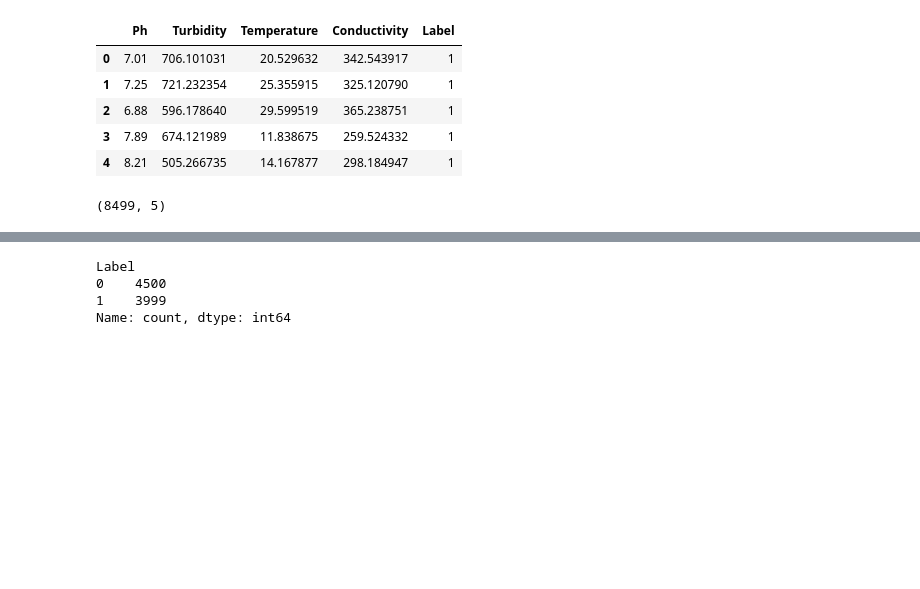
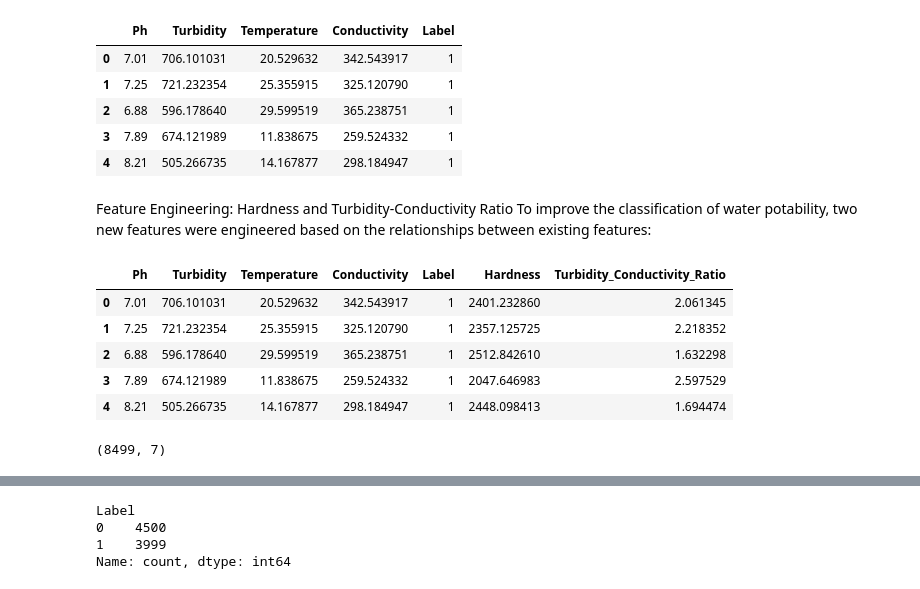
Before and after one commit to AregawiF/water-quality-prediction, a Jupyter notebook: notebooks/Exploratory_Data_analysis.ipynb, the cells around one changed output, grey strips where cells are left out. Saved outputs shown, nothing was run; the diff lists cells and outputs as text; code cells hidden in the pictures; blank space fills up the shorter version.

```diff
--- a/notebooks/Exploratory_Data_analysis.ipynb
+++ b/notebooks/Exploratory_Data_analysis.ipynb
@@ -31,10 +31,24 @@ df.head()
 | 2 | 6.88 | 596.178640 | 29.599519 | 365.238751 | 1 |
 | 3 | 7.89 | 674.121989 | 11.838675 | 259.524332 | 1 |
 | 4 | 8.21 | 505.266735 | 14.167877 | 298.184947 | 1 |
+# %% [markdown]
+Feature Engineering: Hardness and Turbidity-Conductivity Ratio
+To improve the classification of water potability, two new features were engineered based on the relationships between existing features:
+# %%
+df['Hardness'] = df['Ph'] * df['Conductivity']
+df['Turbidity_Conductivity_Ratio'] = df['Turbidity'] / df['Conductivity']
+df.head()
+# %% [output]
+|  | Ph | Turbidity | Temperature | Conductivity | Label | Hardness | Turbidity_Conductivity_Ratio |
+| 0 | 7.01 | 706.101031 | 20.529632 | 342.543917 | 1 | 2401.232860 | 2.061345 |
+| 1 | 7.25 | 721.232354 | 25.355915 | 325.120790 | 1 | 2357.125725 | 2.218352 |
+| 2 | 6.88 | 596.178640 | 29.599519 | 365.238751 | 1 | 2512.842610 | 1.632298 |
+| 3 | 7.89 | 674.121989 | 11.838675 | 259.524332 | 1 | 2047.646983 | 2.597529 |
+| 4 | 8.21 | 505.266735 | 14.167877 | 298.184947 | 1 | 2448.098413 | 1.694474 |
 # %%
 df.shape
 # %% [output]
-(8499, 5)
+(8499, 7)
 # %%
 df.info()
 # %% [output]
```
Also changed, not shown: parts of 6 cells of this notebook, 9 other files.
